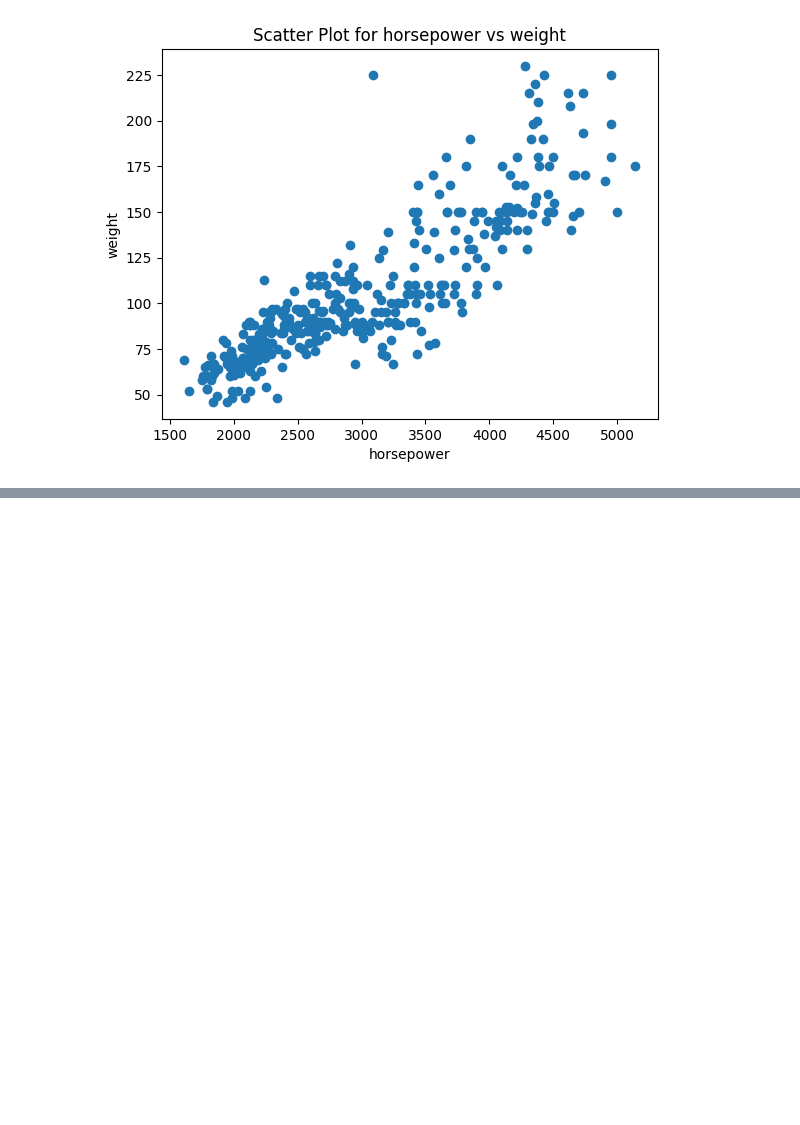
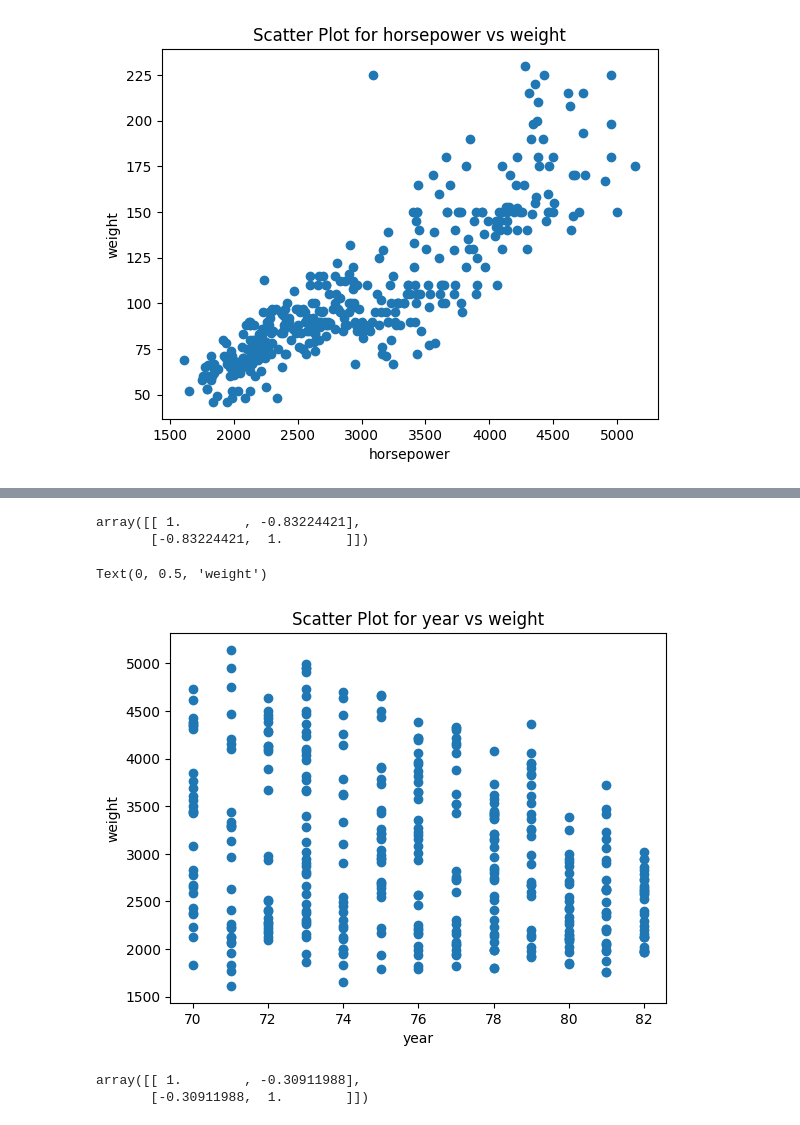
Before and after one commit to GHAUTHAM2509/data_analytics_da, a Jupyter notebook: 23BCE0487.ipynb, the cells around one changed output, grey strips where cells are left out. Drawn from its saved outputs; the diff is of its cells as text; code cells hidden in the pictures; blank space fills up the shorter version.

```diff
--- a/23BCE0487.ipynb
+++ b/23BCE0487.ipynb
@@ -223,0 +238,20 @@ Text(0, 0.5, 'weight')
+# %%
+# Relationshipt between two features (Negative Correlation)
+np.corrcoef(df["mpg"], df["weight"])
+# %% [output]
+array([[ 1.        , -0.83224421],
+       [-0.83224421,  1.        ]])
+# %%
+plt.scatter(df["year"], df["weight"])
+plt.title("Scatter Plot for year vs weight")
+plt.xlabel("year")
+plt.ylabel("weight")
+# %% [output]
+Text(0, 0.5, 'weight')
+[figure, added]
+# %%
+# Relationshipt between two features (No Correlation)
+np.corrcoef(df["year"], df["weight"])
+# %% [output]
+array([[ 1.        , -0.30911988],
+       [-0.30911988,  1.        ]])
```
Also changed, not shown: parts of 4 cells of this notebook.
